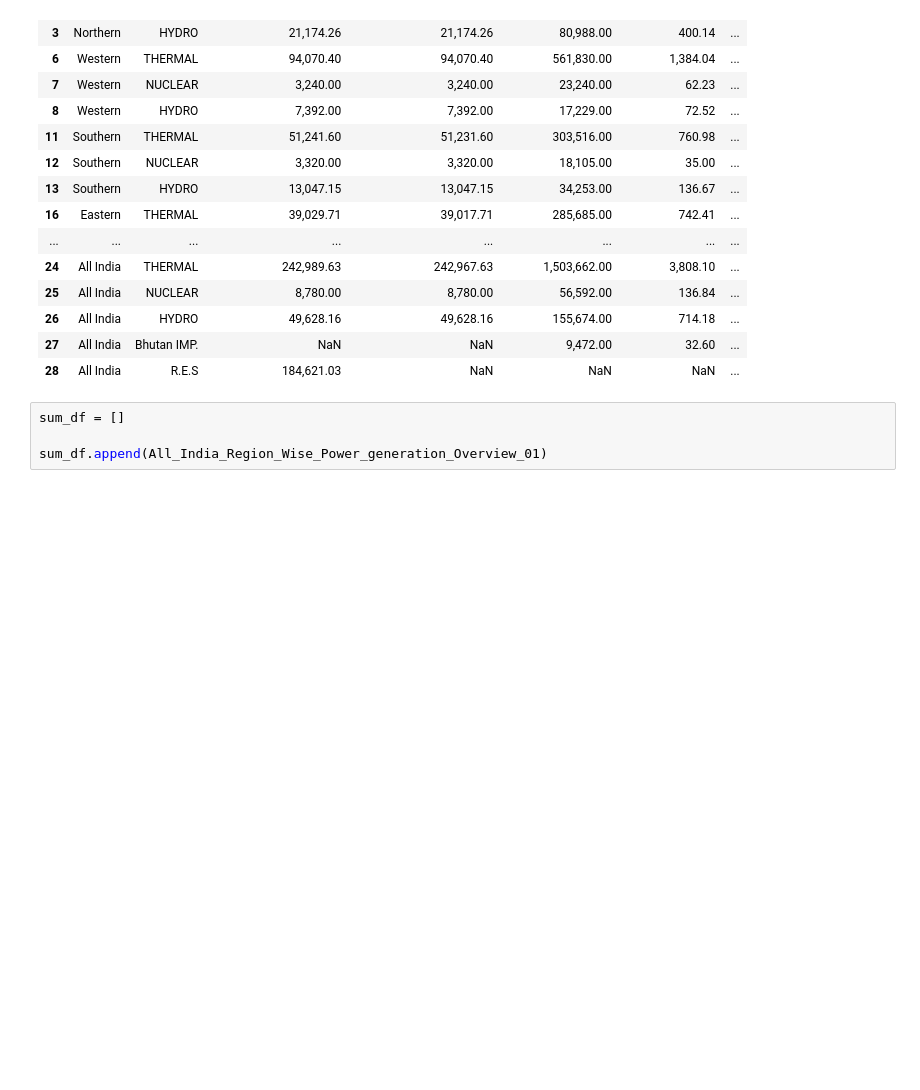
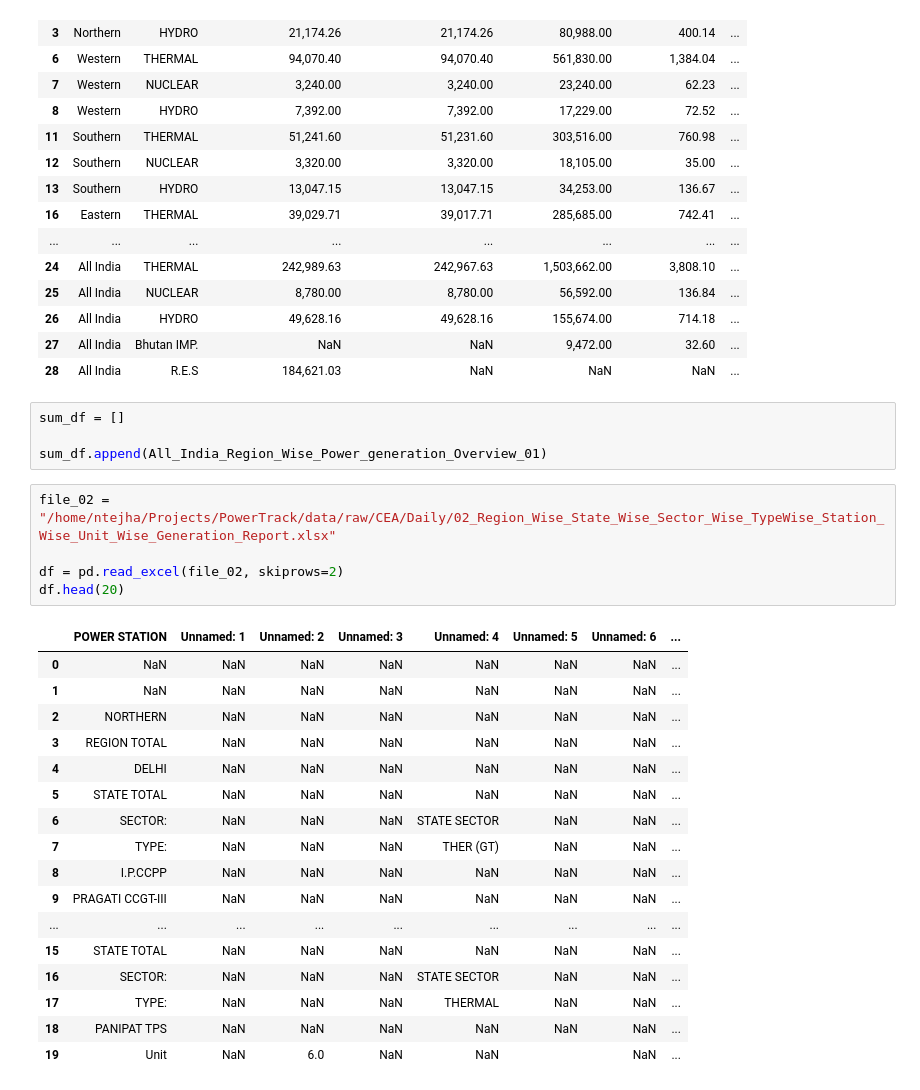
Before and after one commit to ntejha/PowerTrack, a Jupyter notebook: src/transformations/cea_transformations.ipynb, the cells around one changed output. Saved outputs shown, nothing was run; the diff lists cells and outputs as text; blank space fills up the shorter version.

Commit message:
Still Doing Data Cleaning
Need to invest more time on data cleaning

```diff
--- a/src/transformations/cea_transformations.ipynb
+++ b/src/transformations/cea_transformations.ipynb
@@ -116,3 +117,26 @@ All_India_Region_Wise_Power_generation_Overview_01.head(33)
 sum_df = []
 
 sum_df.append(All_India_Region_Wise_Power_generation_Overview_01)
+# %%
+file_02 = "/home/ntejha/Projects/PowerTrack/data/raw/CEA/Daily/02_Region_Wise_State_Wise_Sector_Wise_TypeWise_Station_Wise_Unit_Wise_Generation_Report.xlsx"
+
+df = pd.read_excel(file_02, skiprows=2)
+df.head(20)
+# %% [output]
+|  | POWER STATION | Unnamed: 1 | Unnamed: 2 | Unnamed: 3 | Unnamed: 4 | Unnamed: 5 | Unnamed: 6 | ... |
+| 0 | NaN | NaN | NaN | NaN | NaN | NaN | NaN | ... |
+| 1 | NaN | NaN | NaN | NaN | NaN | NaN | NaN | ... |
+| 2 | NORTHERN | NaN | NaN | NaN | NaN | NaN | NaN | ... |
+| 3 | REGION TOTAL | NaN | NaN | NaN | NaN | NaN | NaN | ... |
+| 4 | DELHI | NaN | NaN | NaN | NaN | NaN | NaN | ... |
+| 5 | STATE TOTAL | NaN | NaN | NaN | NaN | NaN | NaN | ... |
+| 6 | SECTOR: | NaN | NaN | NaN | STATE SECTOR | NaN | NaN | ... |
+| 7 | TYPE: | NaN | NaN | NaN | THER (GT) | NaN | NaN | ... |
+| 8 | I.P.CCPP | NaN | NaN | NaN | NaN | NaN | NaN | ... |
+| 9 | PRAGATI CCGT-III | NaN | NaN | NaN | NaN | NaN | NaN | ... |
+| ... | ... | ... | ... | ... | ... | ... | ... | ... |
+| 15 | STATE TOTAL | NaN | NaN | NaN | NaN | NaN | NaN | ... |
+| 16 | SECTOR: | NaN | NaN | NaN | STATE SECTOR | NaN | NaN | ... |
+| 17 | TYPE: | NaN | NaN | NaN | THERMAL | NaN | NaN | ... |
+| 18 | PANIPAT TPS | NaN | NaN | NaN | NaN | NaN | NaN | ... |
+| 19 | Unit | NaN | 6.0 | NaN | NaN |  | NaN | ... |
```
Also changed, not shown: parts of 4 cells of this notebook, 2 other files.
